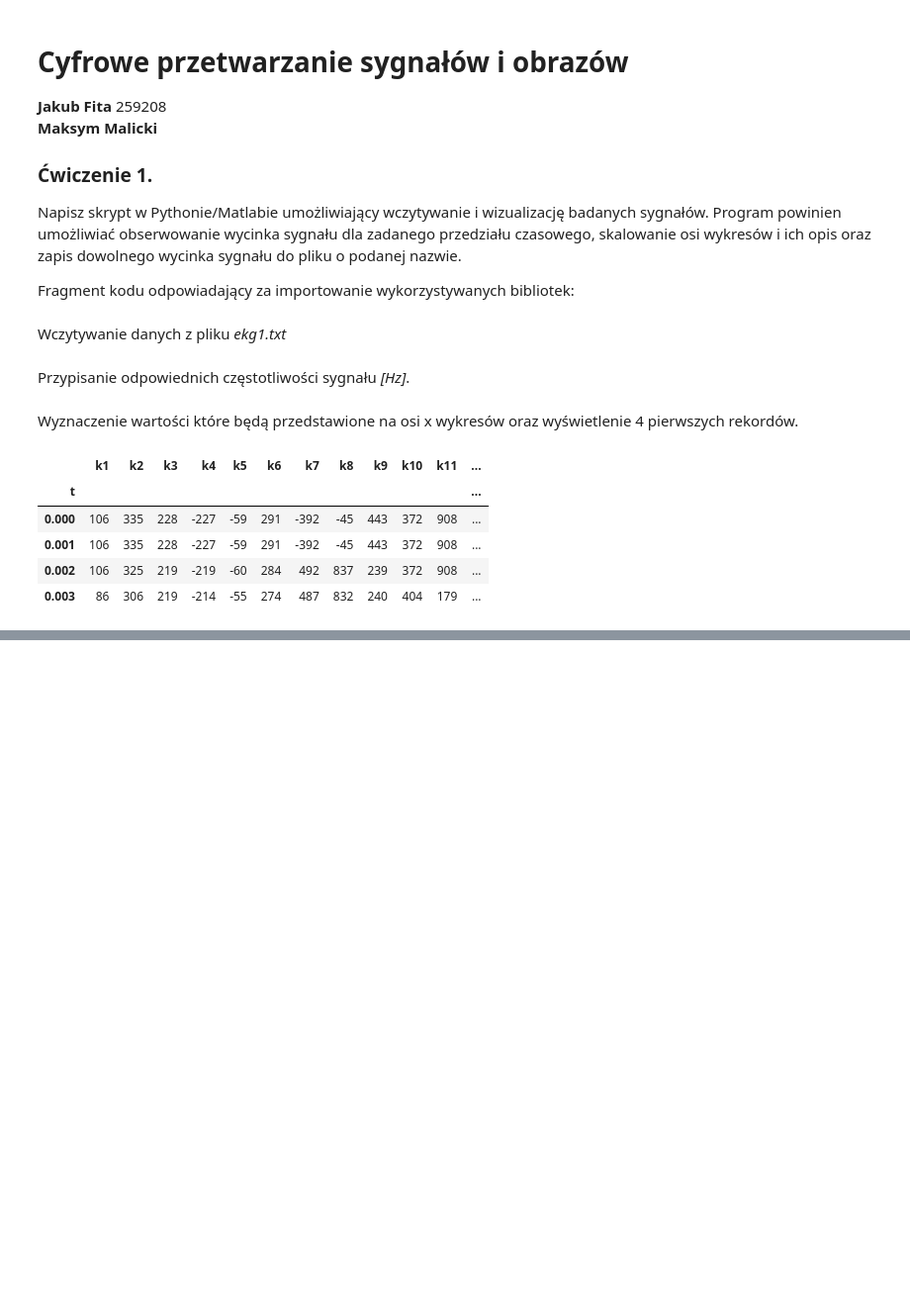
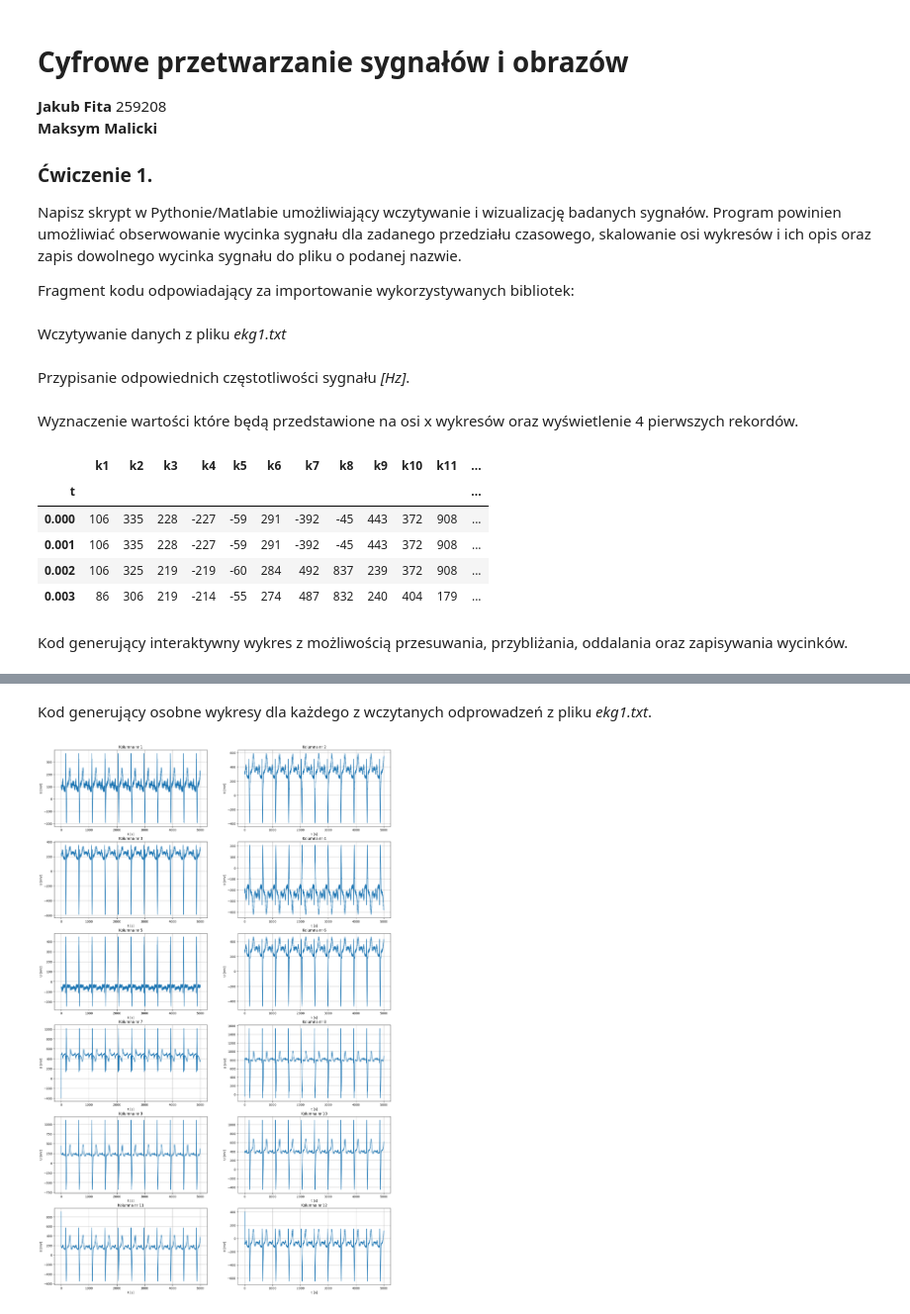
Before and after one commit to jf3112/CPSiO, a Jupyter notebook: cpsio_lab1.ipynb, the cells around one changed output, grey strips where cells are left out. Shown at 99% size. Saved outputs shown, nothing was run; the diff lists cells and outputs as text; code cells hidden in the pictures; blank space fills up the shorter version.

```diff
--- a/cpsio_lab1.ipynb
+++ b/cpsio_lab1.ipynb
@@ -15,9 +15,9 @@ import plotly.express as px
 # %% [markdown]
 Wczytywanie danych z pliku *ekg1.txt*
 # %%
-ekg1 = pd.read_csv('ekg1.txt', names = ['k1', 'k2', 'k3', 'k4', 'k5', 'k6', 'k7', 'k8', 'k9', 'k10', 'k11', 'k12'], sep= ' ')
-ekg100 =  pd.read_csv('ekg100.txt', names = [1])
-ekg_noise = pd.read_csv('ekg_noise.txt', sep = '\s+', names = ['time', 'values'])
+ekg1 = pd.read_csv('ekg_signals/ekg1.txt', names = ['k1', 'k2', 'k3', 'k4', 'k5', 'k6', 'k7', 'k8', 'k9', 'k10', 'k11', 'k12'], sep= ' ')
+ekg100 =  pd.read_csv('ekg_signals/ekg100.txt', names = [1])
+ekg_noise = pd.read_csv('ekg_signals/ekg_noise.txt', sep = '\s+', names = ['time', 'values'])
 # %% [markdown]
 Przypisanie odpowiednich częstotliwości sygnału *[Hz]*.
 # %%
@@ -41,6 +41,8 @@ ekg1.head(4)
 | 0.001 | 106 | 335 | 228 | -227 | -59 | 291 | -392 | -45 | 443 | 372 | 908 | ... |
 | 0.002 | 106 | 325 | 219 | -219 | -60 | 284 | 492 | 837 | 239 | 372 | 908 | ... |
 | 0.003 | 86 | 306 | 219 | -214 | -55 | 274 | 487 | 832 | 240 | 404 | 179 | ... |
+# %% [markdown]
+Kod generujący interaktywny wykres z możliwością przesuwania, przybliżania, oddalania oraz zapisywania wycinków.
 # %%
 ekg1_plot = px.line(ekg1)
 ekg1_plot.update_traces(line = dict(width = 1))
@@ -50,3 +52,18 @@ ekg1_plot.update_layout(title_text = 'EKG 1 plot', title_font_size = 17, title_x
 ekg1_plot.show()
 # %% [output]
 [interactive output not drawn]
+# %% [markdown]
+Kod generujący osobne wykresy dla każdego z wczytanych odprowadzeń z pliku *ekg1.txt*.
+# %%
+plot.figure(figsize=(20,32))
+for i in range(1, 13):
+    x = ekg1.index
+    y = ekg1[f'k{i}']
+    plot.subplot(6, 2, i)
+    plot.plot(x, y)
+    plot.grid(axis='both')
+    plot.xlabel('t [s]')
+    plot.ylabel('U [mV]')
+    plot.title(f'Kolumna nr {i}')
+# %% [output]
+[figure, added]
```
Also changed, not shown: parts of 1 cell of this notebook, 3 other files.
